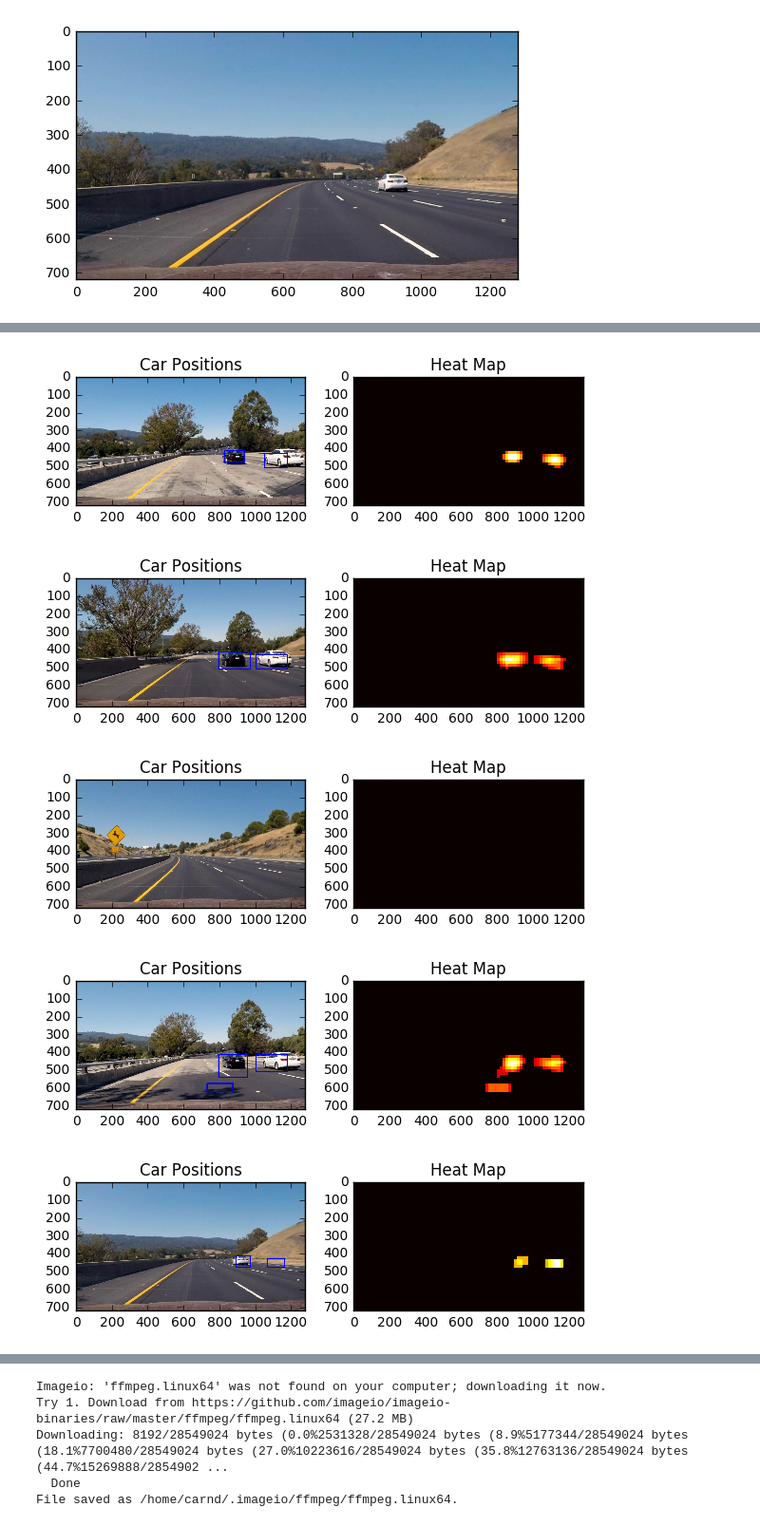
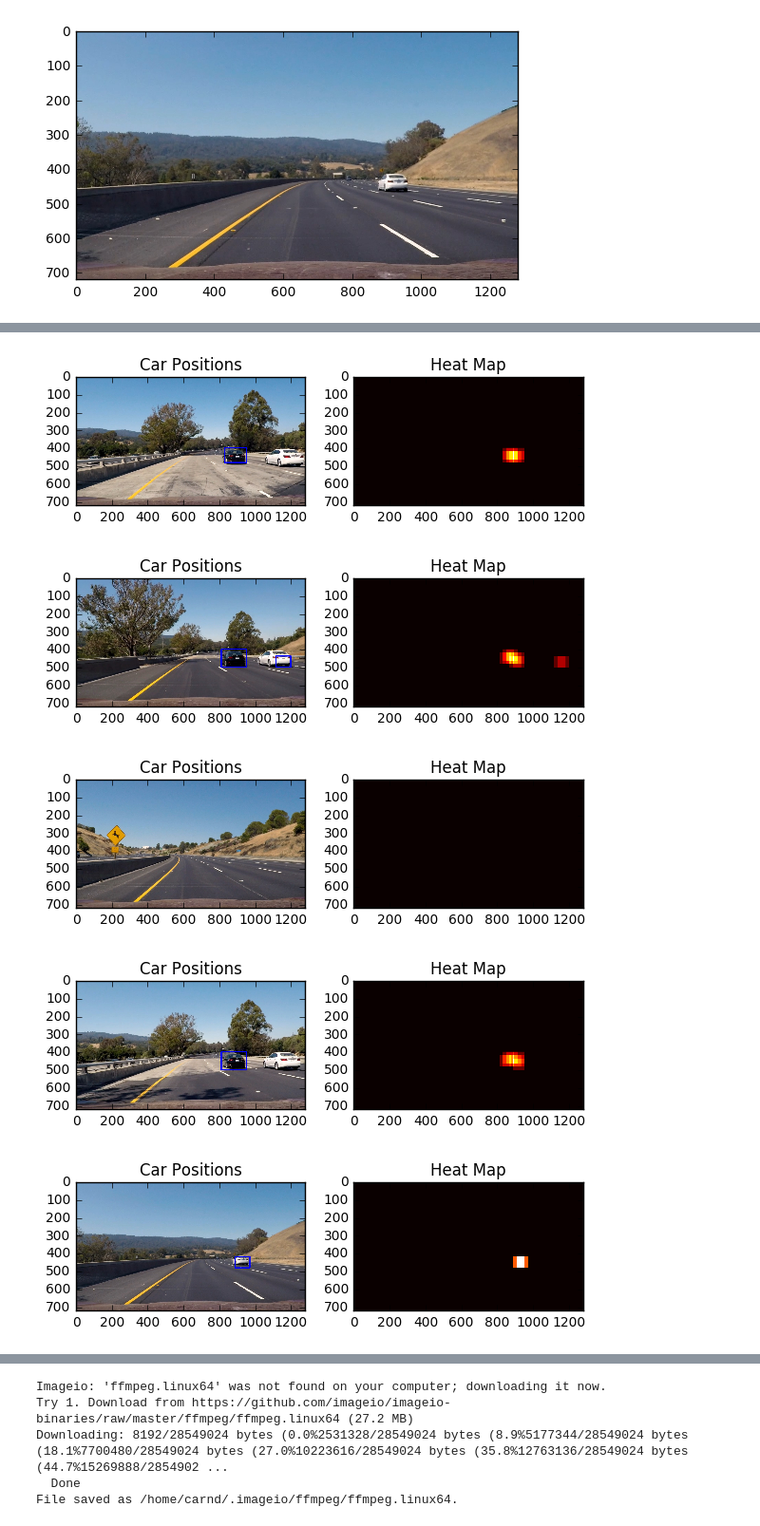
Before and after one commit to tiandiao123/Vehicle-Detection, a Jupyter notebook: Vehicle Detection.ipynb, the cells around one changed output, grey strips where cells are left out. Shown at 95% size. Cells and saved outputs as stored; diff of their text form; code cells hidden in the pictures.

```diff
--- a/Vehicle Detection.ipynb
+++ b/Vehicle Detection.ipynb
@@ -219,8 +293,8 @@ Test Accuracy of SVC =  0.9862
 # %%
 # Define a function you will pass an image
 # and the list of windows to be searched (output of slide_windows())
-def search_windows(img, windows, clf, scaler, color_space='RGB',
-                    spatial_size=(16, 16), hist_bins=32,
+def search_windows(img, windows, clf, scaler, color_space='YCrCb',
+                    spatial_size=(16, 16), hist_bins=24,
                     hist_range=(0, 256), orient=9,
                     pix_per_cell=8, cell_per_block=2,
                     hog_channel='ALL', spatial_feat=True,
@@ -258,8 +332,8 @@ def convert_color(img, conv='RGB2YCrCb'):
     if conv == 'RGB2LUV':
         return cv2.cvtColor(img, cv2.COLOR_RGB2LUV)
 # %%
-color_space = 'HLS'
-spatial_size = (16,16)
+color_space = 'YCrCb'
+spatial_size = (32,32)
 hist_bins = 32
 orient = 9
 pix_per_cell = 8
@@ -274,12 +350,9 @@ def get_rectangle_cars(image):
     hot_windows = []
     all_windows = []
 
-    X_start_stop =[[650,1200],[None,None],[None,None],[None,None]]
-    #w0,w1,w2,w3 = 240,180,120,70
-    #o0,o1,o2,o3 = 0.75,0.75,0.75,0.75
+    X_start_stop =[[600,1200],[None,None],[None,None],[None,None]]
     XY_window = [[64,64]]
-    XY_overlap = [(0.75,0.75)]
-    #yi0,0yi1,yi2,yi3 = 380,380,395,405
+    XY_overlap = [(0.7,0.7)]
     Y_start_stop =[[400,655]]
 
 
@@ -289,8 +362,9 @@ def get_rectangle_cars(image):
                             xy_window=XY_window[i], xy_overlap=XY_overlap[i])
 
         all_windows += [windows]
-
-        hot_windows +=  search_windows(image, windows, svc, X_scaler, color_space=color_space,
+        #test_image=np.copy(image)
+        test_image = image.astype(np.float32)/255
+        hot_windows +=  search_windows(test_image, windows, svc, X_scaler, color_space=color_space,
                             spatial_size=spatial_size, hist_bins=hist_bins,
                             orient=orient, pix_per_cell=pix_per_cell,
                             cell_per_block=cell_per_block,
@@ -354,7 +439,7 @@ heat = add_heat(heat,box_list)
 #heat = add_heat(heat,box_list)
 
 # Apply threshold to help remove false positives
-heat = apply_threshold(heat,4)
+heat = apply_threshold(heat,1)
 
 # Visualize the heatmap when displaying
 heatmap = np.clip(heat, 0, 255)
@@ -384,7 +469,7 @@ for i in range(len(images)):
     #heat = add_heat(heat,box_list)
 
     # Apply threshold to help remove false positives
-    heat = apply_threshold(heat,4)
+    heat = apply_threshold(heat,0)
 
     # Visualize the heatmap when displaying
     heatmap = np.clip(heat, 0, 255)
@@ -406,8 +491,8 @@ for i in range(len(images)):
-[figure, old version]
+[figure, new version]
-[figure, old version]
+[figure, new version]
 [figure]
-[figure, old version]
+[figure, new version]
-[figure, old version]
+[figure, new version]
 # %%
 def process_image(image):
     hot_windows,all_windows=get_rectangle_cars(image)
```
Also changed, not shown: parts of 19 cells of this notebook, 2 other files.
